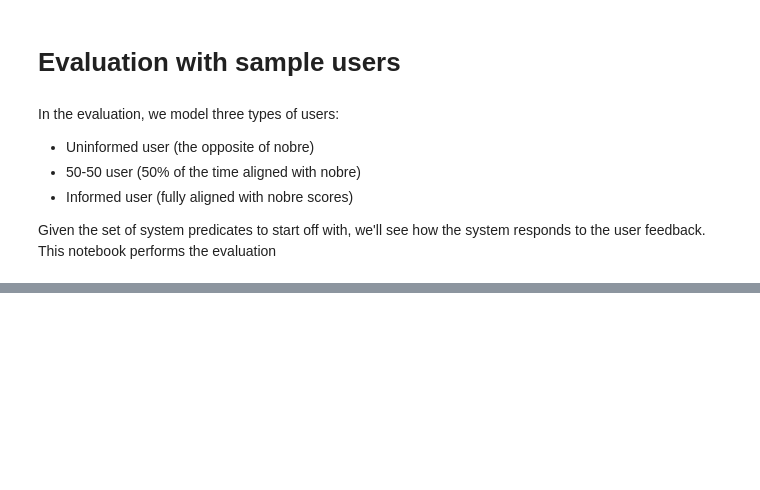
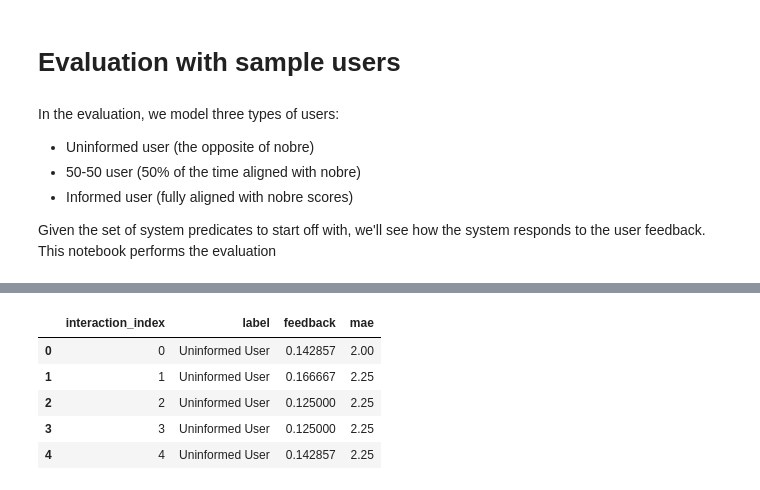
Before and after one commit to sjoerdvink99/vigor, a Jupyter notebook: notebooks/3-evaluation.ipynb, the cells around one changed output, grey strips where cells are left out. Drawn from its saved outputs; the diff is of its cells as text; code cells hidden in the pictures; blank space fills up the shorter version.

```diff
--- a/notebooks/3-evaluation.ipynb
+++ b/notebooks/3-evaluation.ipynb
@@ -125,0 +89,11 @@ chart.display()
+# %%
+all_correlation_data = correlation_data_1 + correlation_data_2 + correlation_data_3
+correlation_df = pd.DataFrame(all_correlation_data)
+correlation_df.head()
+# %% [output]
+|  | interaction_index | label | feedback | mae |
+| 0 | 0 | Uninformed User | 0.142857 | 2.00 |
+| 1 | 1 | Uninformed User | 0.166667 | 2.25 |
+| 2 | 2 | Uninformed User | 0.125000 | 2.25 |
+| 3 | 3 | Uninformed User | 0.125000 | 2.25 |
+| 4 | 4 | Uninformed User | 0.142857 | 2.25 |
```
Also changed, not shown: parts of 6 cells of this notebook, 2 other files.
